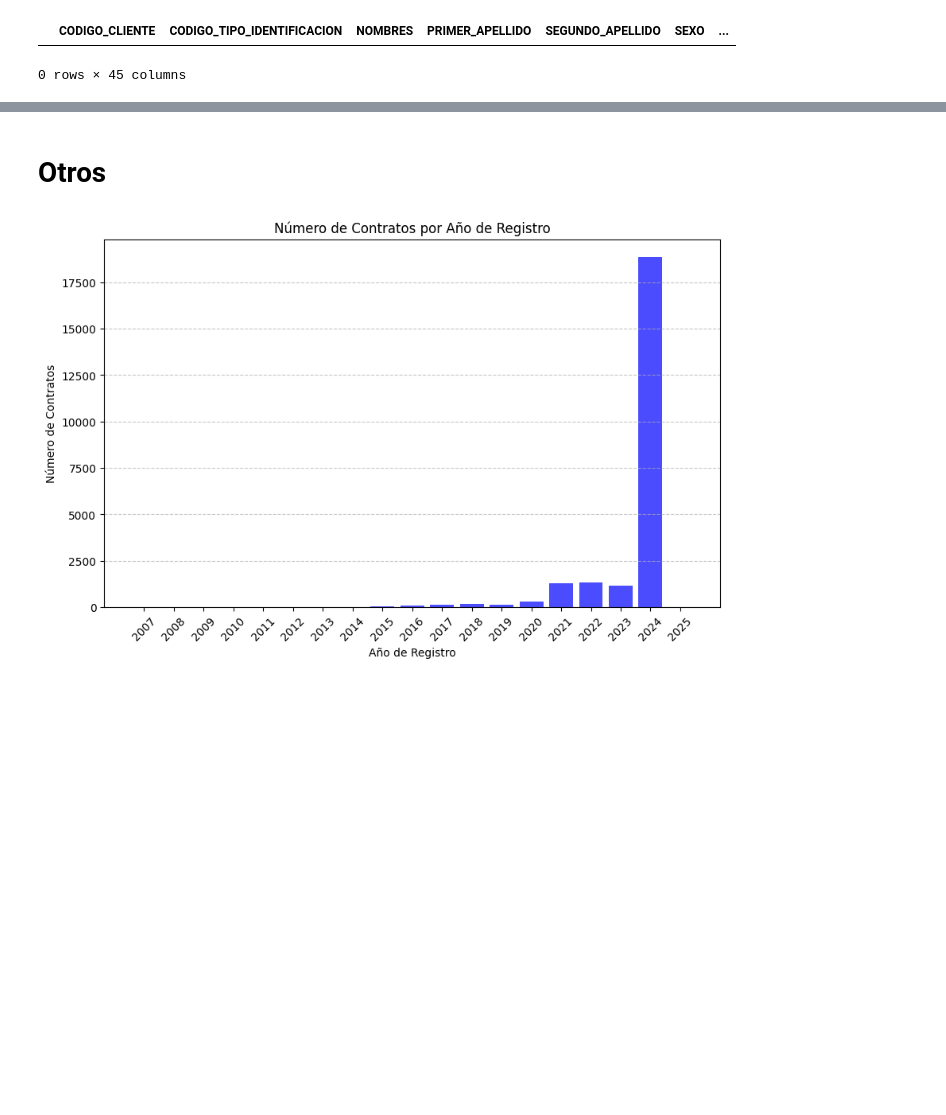
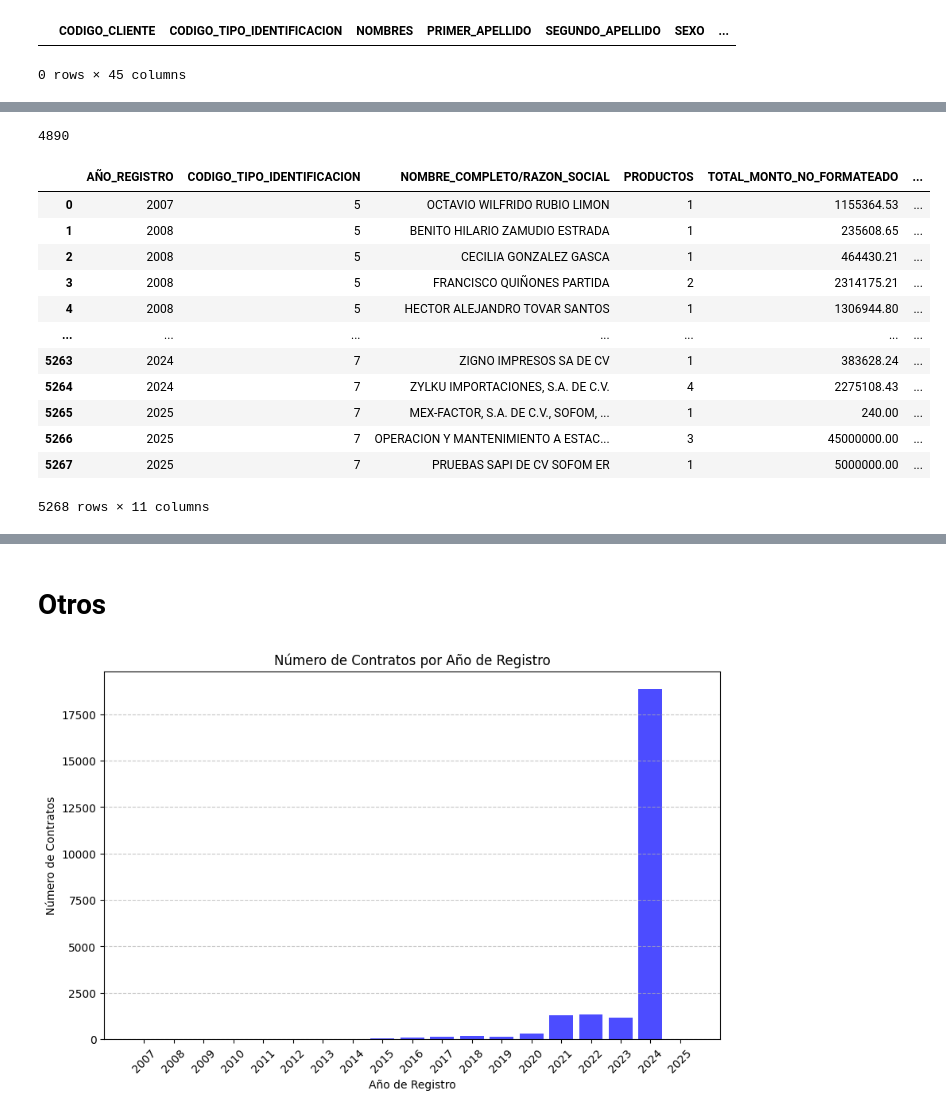
Before and after one commit to Ale1726/clientes_eda, a Jupyter notebook: productos_sirac.ipynb, the cells around one changed output, grey strips where cells are left out. Cells and saved outputs as stored; diff of their text form; code cells hidden in the pictures; blank space fills up the shorter version.

```diff
--- a/productos_sirac.ipynb
+++ b/productos_sirac.ipynb
@@ -876,0 +894,41 @@ agrupado_año_clientes_conte_cf = (
+# %%
+agrupado_año_clientes_seg_prod = (
+    df_productos.groupby(["AÑO_REGISTRO", "CODIGO_TIPO_IDENTIFICACION", "NOMBRE_COMPLETO/RAZON_SOCIAL"], as_index=False)
+    .agg(
+        PRODUCTOS=("DESC_LINEA_FINANCIERA", "count"),
+        TOTAL_MONTO_NO_FORMATEADO=("MONTO_INICIAL", "sum"),
+        TOTAL_MONTO=("MONTO_INICIAL", "sum"),
+        SECTOR=('TIPO_SECTOR', lambda x: "| ".join(x.unique())),
+        MONTO_MAXIMO=("MONTO_INICIAL", "max"),
+        MONTO_MINIMO=("MONTO_INICIAL", "min")
+    )
+    .assign(
+        TIPO_PERSONA=lambda df: df["CODIGO_TIPO_IDENTIFICACION"].apply(lambda x: "PERSONA FÍSICA" if x == 5 else "MORAL"),
+        PROMEDIO_MONTO=lambda df: df["TOTAL_MONTO"] / df["PRODUCTOS"]
+    )
+)
+
+agrupado_año_clientes_seg_prod["TOTAL_MONTO"] = agrupado_año_clientes_seg_prod["TOTAL_MONTO"].apply(lambda x: "{:,.2f}".format(float(x)))
+agrupado_año_clientes_seg_prod["PROMEDIO_MONTO"] = agrupado_año_clientes_seg_prod["PROMEDIO_MONTO"].apply(lambda x: "{:,.2f}".format(float(x)) if pd.notna(x) else "0.00")
+agrupado_año_clientes_seg_prod["MONTO_MAXIMO"] = agrupado_año_clientes_seg_prod["MONTO_MAXIMO"].apply(lambda x: "{:,.2f}".format(float(x)) if pd.notna(x) else "0.00")
+agrupado_año_clientes_seg_prod["MONTO_MINIMO"] = agrupado_año_clientes_seg_prod["MONTO_MINIMO"].apply(lambda x: "{:,.2f}".format(float(x)) if pd.notna(x) else "0.00")
+# %%
+agrupado_año_clientes[agrupado_año_clientes["AÑO_REGISTRO"] == 2024]["conteo_productos_año"].idxmax()
+# %% [output]
+4890
+# %%
+agrupado_año_clientes_seg_prod
+# %% [output]
+|  | AÑO_REGISTRO | CODIGO_TIPO_IDENTIFICACION | NOMBRE_COMPLETO/RAZON_SOCIAL | PRODUCTOS | TOTAL_MONTO_NO_FORMATEADO | ... |
+| 0 | 2007 | 5 | OCTAVIO WILFRIDO RUBIO LIMON | 1 | 1155364.53 | ... |
+| 1 | 2008 | 5 | BENITO HILARIO ZAMUDIO ESTRADA | 1 | 235608.65 | ... |
+| 2 | 2008 | 5 | CECILIA GONZALEZ GASCA | 1 | 464430.21 | ... |
+| 3 | 2008 | 5 | FRANCISCO QUIÑONES PARTIDA | 2 | 2314175.21 | ... |
+| 4 | 2008 | 5 | HECTOR ALEJANDRO TOVAR SANTOS | 1 | 1306944.80 | ... |
+| ... | ... | ... | ... | ... | ... | ... |
+| 5263 | 2024 | 7 | ZIGNO IMPRESOS SA DE CV | 1 | 383628.24 | ... |
+| 5264 | 2024 | 7 | ZYLKU IMPORTACIONES, S.A. DE C.V. | 4 | 2275108.43 | ... |
+| 5265 | 2025 | 7 | MEX-FACTOR, S.A. DE C.V., SOFOM, ... | 1 | 240.00 | ... |
+| 5266 | 2025 | 7 | OPERACION Y MANTENIMIENTO A ESTAC... | 3 | 45000000.00 | ... |
+| 5267 | 2025 | 7 | PRUEBAS SAPI DE CV SOFOM ER | 1 | 5000000.00 | ... |
+5268 rows × 11 columns
```
Also changed, not shown: parts of 13 cells of this notebook, 1 other file.
